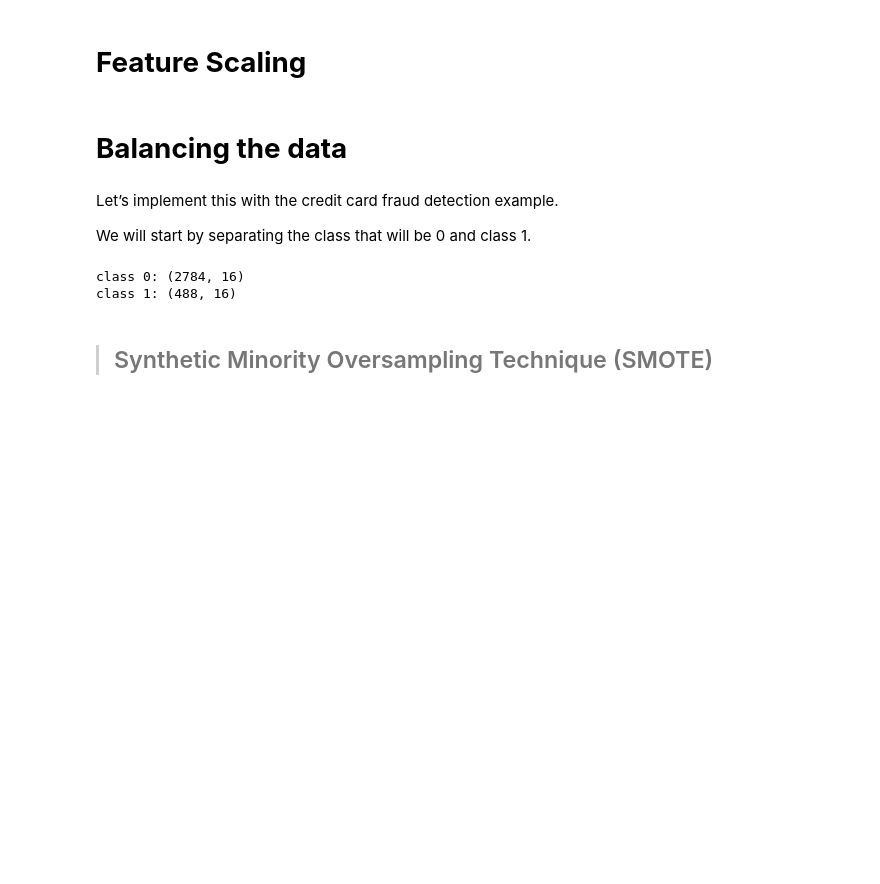
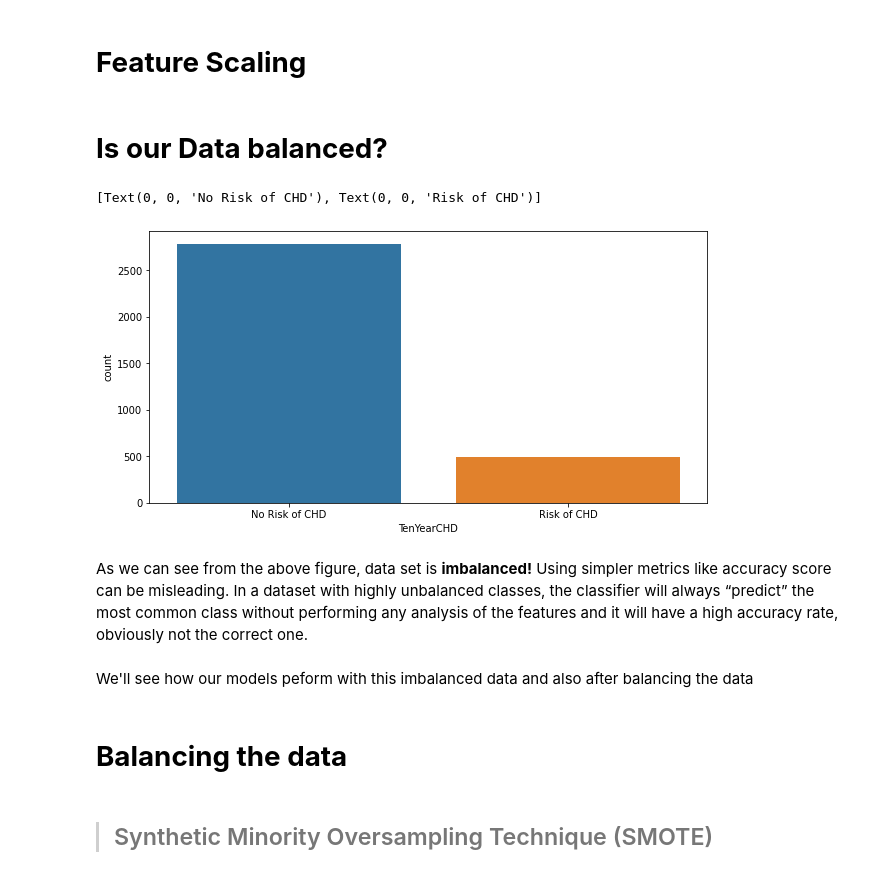
Before and after one commit to smkmohsin/Cardiovascular-Risk-Prediction, a Jupyter notebook: Cardiovascular_Risk_Prediction_Sheikh_Mohsin_Kader.ipynb, the cells around one changed output. Drawn from its saved outputs; the diff is of its cells as text; code cells hidden in the pictures; blank space fills up the shorter version.

```diff
--- a/Cardiovascular_Risk_Prediction_Sheikh_Mohsin_Kader.ipynb
+++ b/Cardiovascular_Risk_Prediction_Sheikh_Mohsin_Kader.ipynb
@@ -407,24 +393,22 @@ from sklearn.preprocessing import StandardScaler
 sc = StandardScaler()
 X_train = sc.fit_transform(X_train)
 X_test = sc.transform(X_test)
+# %% [markdown]
+# <b> Is our Data balanced?
+# %%
+# visualize the target variable
+plt.figure(figsize=(10,5))
+g = sns.countplot(dataset['TenYearCHD'])
+g.set_xticklabels(['No Risk of CHD','Risk of CHD'])
+# %% [output]
+[Text(0, 0, 'No Risk of CHD'), Text(0, 0, 'Risk of CHD')]
+[figure, added]
+# %% [markdown]
+As we can see from the above figure, data set is **imbalanced!** Using simpler metrics like accuracy score can be misleading. In a dataset with highly unbalanced classes, the classifier will always “predict” the most common class without performing any analysis of the features and it will have a high accuracy rate, obviously not the correct one.
+# %% [markdown]
+We'll see how our models peform with this imbalanced data and also after balancing the data
 # %% [markdown]
 # <b> Balancing the data
-# %% [markdown]
-Let’s implement this with the credit card fraud detection example.
-
-We will start by separating the class that will be 0 and class 1.
-# %%
-# Class count
-class_count_0, class_count_1 = dataset['TenYearCHD'].value_counts()
-
-# Separate class
-class_0 = dataset[dataset['TenYearCHD'] == 0]
-class_1 = dataset[dataset['TenYearCHD'] == 1]
-print('class 0:', class_0.shape)
-print('class 1:', class_1.shape)
-# %% [output]
-class 0: (2784, 16)
-class 1: (488, 16)
 # %% [markdown]
 >## Synthetic Minority Oversampling Technique (SMOTE)
 # %%
```
Also changed, not shown: parts of 8 cells of this notebook.
